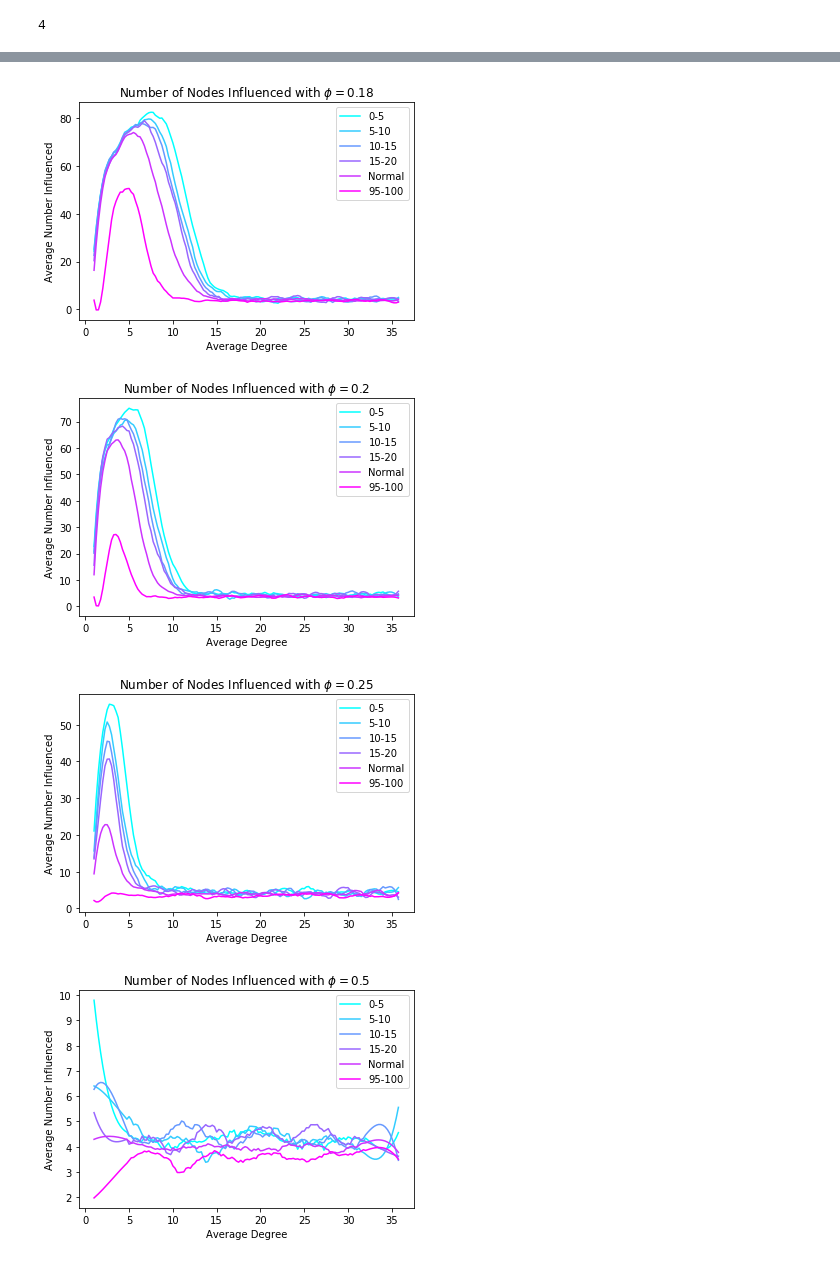
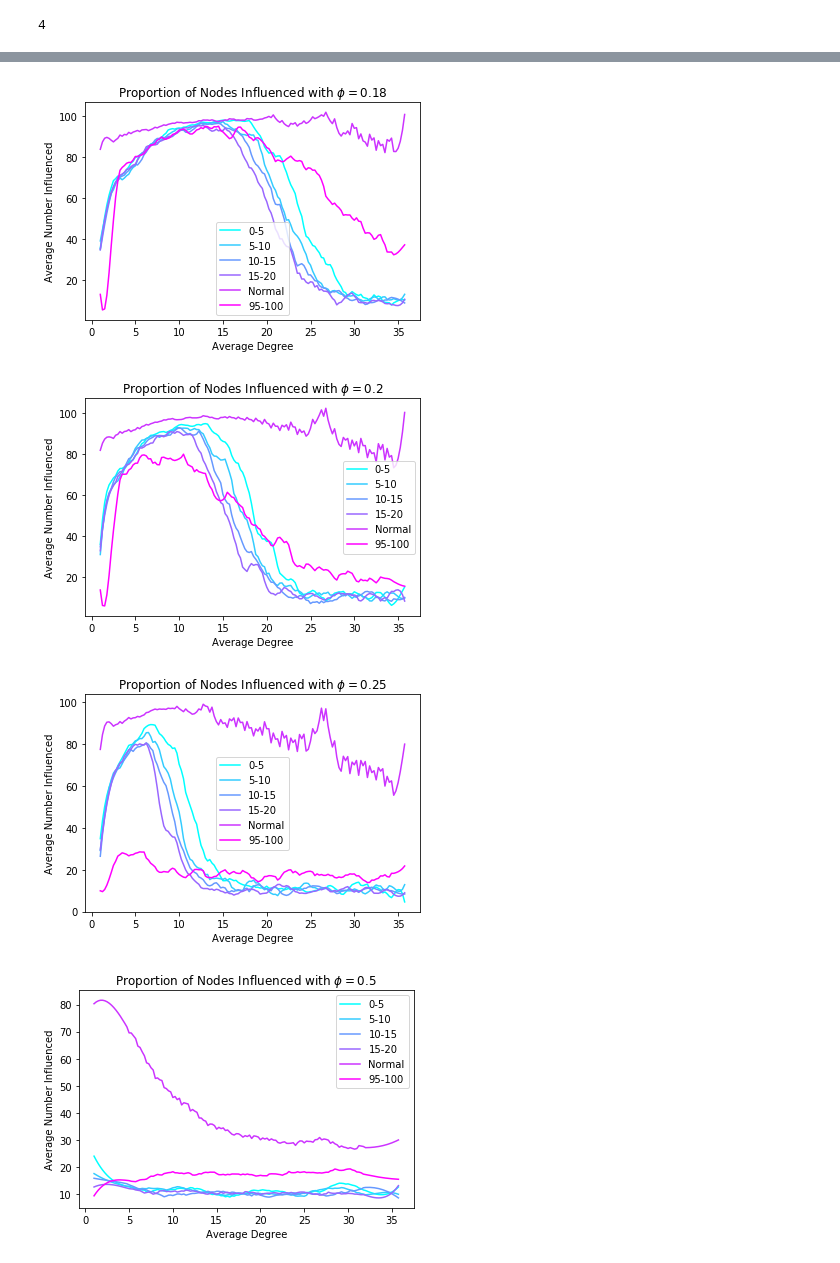
Before and after one commit to MiLinny/Influentials, a Jupyter notebook: Code/PC_Viewer.ipynb, the cells around one changed output, grey strips where cells are left out. Drawn from its saved outputs; the diff is of its cells as text; code cells hidden in the pictures.

```diff
--- a/Code/PC_Viewer.ipynb
+++ b/Code/PC_Viewer.ipynb
@@ -161,12 +161,16 @@ def plotty_plot(phi, percentile, size, typ,names = []):
 
     if typ == "percent":
         x = "N_" + percentile
-        plt.plot(n_avg, eval(x))
+        if phi == 0.5:
+            smooth = savgol_filter(eval(x), 31, 3)
+        else:
+            smooth = savgol_filter(eval(x), 11, 3)
+        plt.plot(n_avg, smooth)
+        #plt.plot(n_avg, eval(x))
+        plt.title("Proportion of Nodes Influenced")
+        plt.ylabel("Percentage of Network Influenced")
     if typ == "number":
         x = "S_" + percentile
-        if np.sum(np.isnan(eval(x))) > 0:
-            if not(np.sum(np.isnan(eval(x))) == 140 and size == 5):
-                print("Phi = ", phi, " Size = ", size, " Percentile = ", percentile, " Number of Nan = ", np.sum(np.isnan(eval(x))))
         if phi == 0.5:
             smooth = savgol_filter(eval(x), 31, 3)
         else:
@@ -174,7 +178,7 @@ def plotty_plot(phi, percentile, size, typ,names = []):
         plt.plot(n_avg, smooth)
         #plt.plot(n_avg, eval(x))
         plt.title("Number of Nodes Influenced")
-    plt.ylabel("Average Number Influenced")
+        plt.ylabel("Average Number Influenced")
     plt.xlabel("Average Degree")
     #plt.legend(names)
 # %%
@@ -293,7 +297,7 @@ N_010, N_015, N_020, N_n, N_95 = [x/N for x in S_010], [x/N for x in S_015], [x/
 # %%
 N = 6
 plt.rcParams["axes.prop_cycle"] = plt.cycler("color", plt.cm.cool(np.linspace(0,1,N)))
-size = 2
+size = 5
 phi = 0.18
 file_dir = "./Results"
 for phi in [0.05, 0.10, 0.18, 0.2, 0.25, 0.5]:
@@ -306,6 +310,6 @@ for phi in [0.05, 0.10, 0.18, 0.2, 0.25, 0.5]:
     plotty_plot(phi, "95",size,"number")
     plt.legend(["0-5", "5-10", "10-15", "15-20", "Normal", "95-100"])
     figname = "/PC_figs/Phi_" + str(int(phi*100)) + "_Size_" + str(size)
-    plt.title(r'Number of Nodes Influenced with $\phi = $' + str(phi))
+    plt.title(r'Proportion of Nodes Influenced with $\phi = $' + str(phi))
     plt.savefig(file_dir + figname)
 # %% [output]
@@ -314,4 +318,4 @@ for phi in [0.05, 0.10, 0.18, 0.2, 0.25, 0.5]:
-[figure, old version]
+[figure, new version]
-[figure, old version]
+[figure, new version]
-[figure, old version]
+[figure, new version]
-[figure, old version]
+[figure, new version]
```
Also changed, not shown: parts of 4 cells of this notebook, 27 other files.
